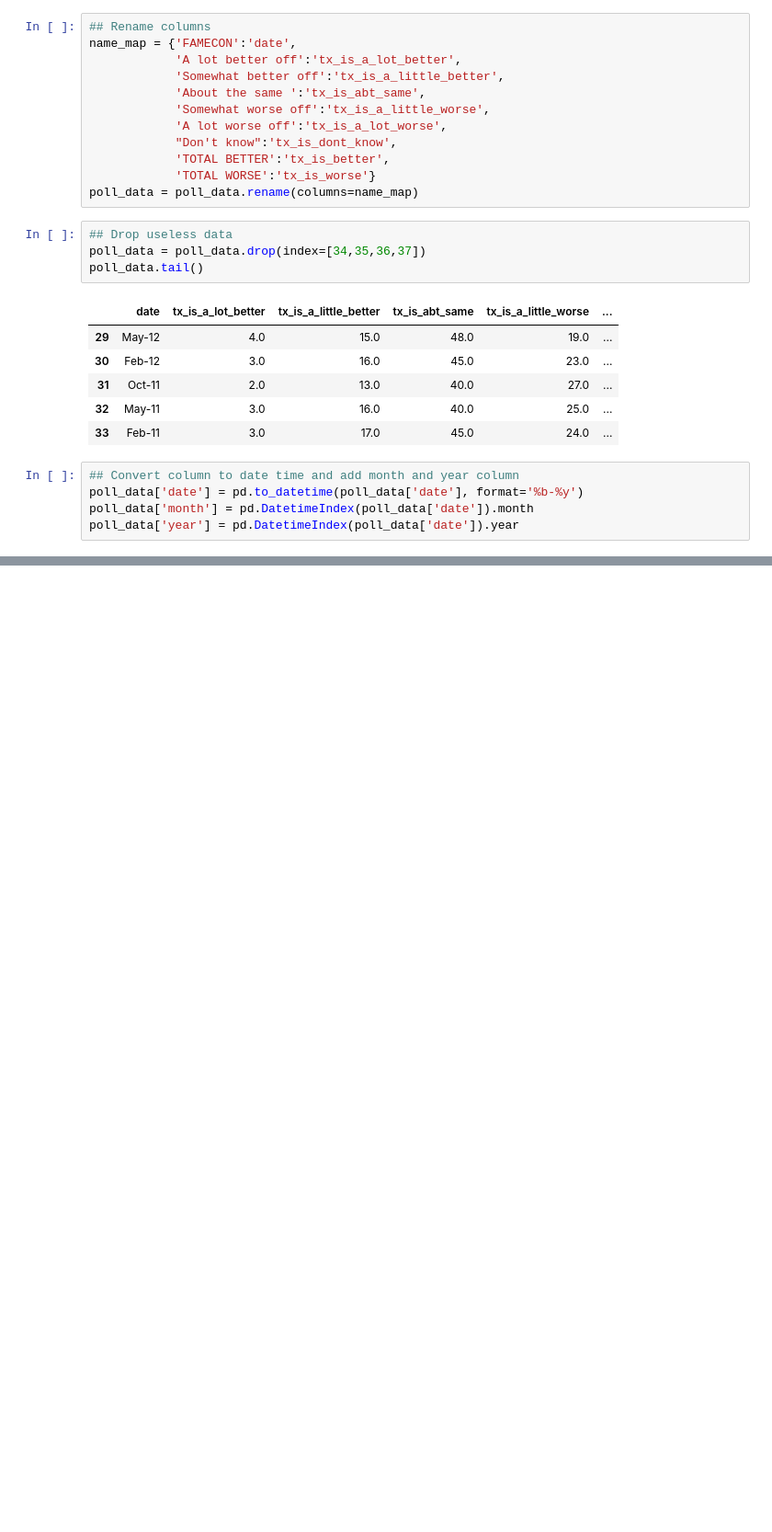
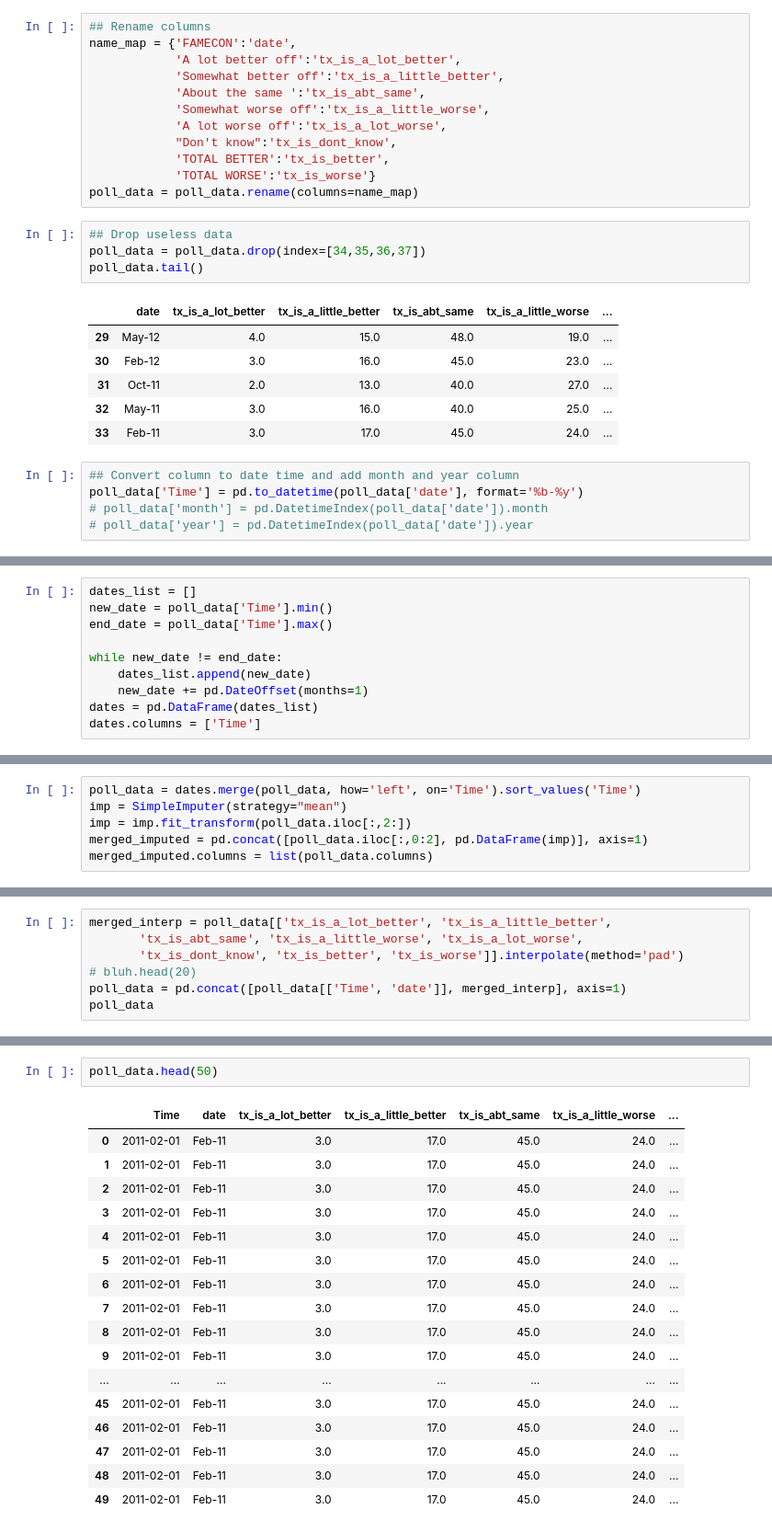
Before and after one commit to HaydenWarren/zri-forecast, a Jupyter notebook: julie/processPolling.ipynb, the cells around one changed output, grey strips where cells are left out. Shown at 92% size. Drawn from its saved outputs; the diff is of its cells as text; blank space fills up the shorter version.

Commit message:
added dates to Covid and polling

```diff
--- a/julie/processPolling.ipynb
+++ b/julie/processPolling.ipynb
@@ -31,6 +32,6 @@ poll_data.tail()
 | 33 | Feb-11 | 3.0 | 17.0 | 45.0 | 24.0 | ... |
 # %%
 ## Convert column to date time and add month and year column
-poll_data['date'] = pd.to_datetime(poll_data['date'], format='%b-%y')
-poll_data['month'] = pd.DatetimeIndex(poll_data['date']).month
-poll_data['year'] = pd.DatetimeIndex(poll_data['date']).year
+poll_data['Time'] = pd.to_datetime(poll_data['date'], format='%b-%y')
+# poll_data['month'] = pd.DatetimeIndex(poll_data['date']).month
+# poll_data['year'] = pd.DatetimeIndex(poll_data['date']).year
@@ -36,0 +40,10 @@ poll_data['year'] = pd.DatetimeIndex(poll_data['date']).year
+# %%
+dates_list = []
+new_date = poll_data['Time'].min()
+end_date = poll_data['Time'].max()
+
+while new_date != end_date:
+    dates_list.append(new_date)
+    new_date += pd.DateOffset(months=1)
+dates = pd.DataFrame(dates_list)
+dates.columns = ['Time']
@@ -36,0 +53,6 @@ poll_data['year'] = pd.DatetimeIndex(poll_data['date']).year
+# %%
+poll_data = dates.merge(poll_data, how='left', on='Time').sort_values('Time')
+imp = SimpleImputer(strategy="mean")
+imp = imp.fit_transform(poll_data.iloc[:,2:])
+merged_imputed = pd.concat([poll_data.iloc[:,0:2], pd.DataFrame(imp)], axis=1)
+merged_imputed.columns = list(poll_data.columns)
@@ -36,0 +82,7 @@ poll_data['year'] = pd.DatetimeIndex(poll_data['date']).year
+# %%
+merged_interp = poll_data[['tx_is_a_lot_better', 'tx_is_a_little_better',
+       'tx_is_abt_same', 'tx_is_a_little_worse', 'tx_is_a_lot_worse',
+       'tx_is_dont_know', 'tx_is_better', 'tx_is_worse']].interpolate(method='pad')
+# bluh.head(20)
+poll_data = pd.concat([poll_data[['Time', 'date']], merged_interp], axis=1)
+poll_data
@@ -43 +129,21 @@ poll_data = poll_data.merge(zip_codes, how='left', on='state')
+# %%
+poll_data.head(50)
+# %% [output]
+|  | Time | date | tx_is_a_lot_better | tx_is_a_little_better | tx_is_abt_same | tx_is_a_little_worse | ... |
+| 0 | 2011-02-01 | Feb-11 | 3.0 | 17.0 | 45.0 | 24.0 | ... |
+| 1 | 2011-02-01 | Feb-11 | 3.0 | 17.0 | 45.0 | 24.0 | ... |
+| 2 | 2011-02-01 | Feb-11 | 3.0 | 17.0 | 45.0 | 24.0 | ... |
+| 3 | 2011-02-01 | Feb-11 | 3.0 | 17.0 | 45.0 | 24.0 | ... |
+| 4 | 2011-02-01 | Feb-11 | 3.0 | 17.0 | 45.0 | 24.0 | ... |
+| 5 | 2011-02-01 | Feb-11 | 3.0 | 17.0 | 45.0 | 24.0 | ... |
+| 6 | 2011-02-01 | Feb-11 | 3.0 | 17.0 | 45.0 | 24.0 | ... |
+| 7 | 2011-02-01 | Feb-11 | 3.0 | 17.0 | 45.0 | 24.0 | ... |
+| 8 | 2011-02-01 | Feb-11 | 3.0 | 17.0 | 45.0 | 24.0 | ... |
+| 9 | 2011-02-01 | Feb-11 | 3.0 | 17.0 | 45.0 | 24.0 | ... |
+| ... | ... | ... | ... | ... | ... | ... | ... |
+| 45 | 2011-02-01 | Feb-11 | 3.0 | 17.0 | 45.0 | 24.0 | ... |
+| 46 | 2011-02-01 | Feb-11 | 3.0 | 17.0 | 45.0 | 24.0 | ... |
+| 47 | 2011-02-01 | Feb-11 | 3.0 | 17.0 | 45.0 | 24.0 | ... |
+| 48 | 2011-02-01 | Feb-11 | 3.0 | 17.0 | 45.0 | 24.0 | ... |
+| 49 | 2011-02-01 | Feb-11 | 3.0 | 17.0 | 45.0 | 24.0 | ... |
 # %%
```
Also changed, not shown: parts of 15 cells of this notebook, 3 other files.
